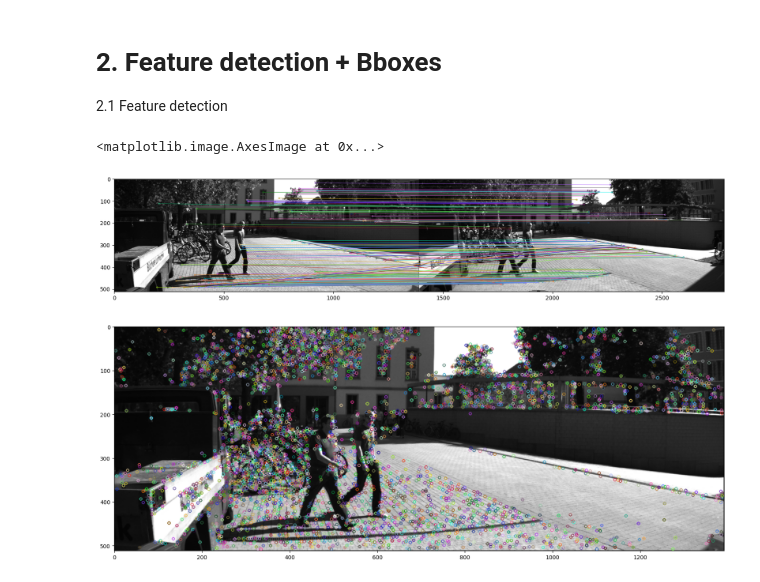
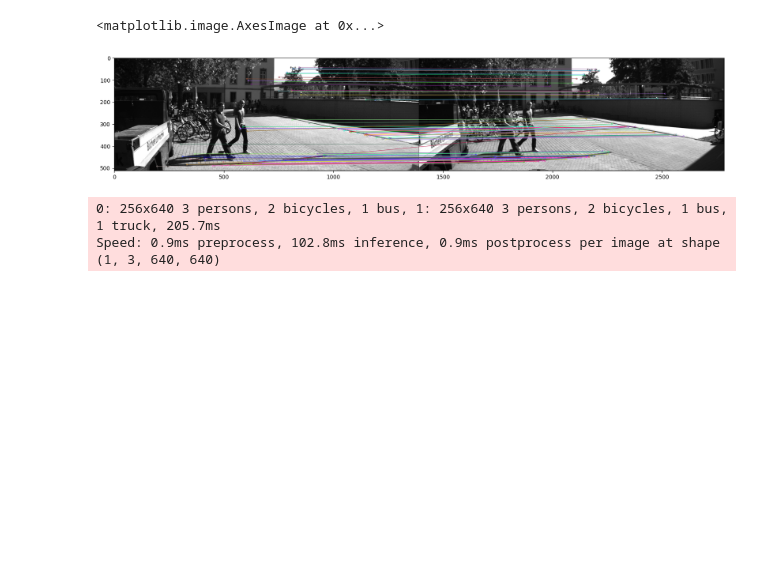
Before and after one commit to alexciru/Pfas-finalProject, a Jupyter notebook: notebooks/feature_detection.ipynb, the cells around one changed output. Cells and saved outputs as stored; diff of their text form; code cells hidden in the pictures; blank space fills up the shorter version.

```diff
--- a/notebooks/feature_detection.ipynb
+++ b/notebooks/feature_detection.ipynb
@@ -34,3 +24,0 @@ from utils import get_frames, get_labels_df, draw_bboxes, SEQ_01, SEQ_02, SEQ_03
-# %% [markdown]
-# 2. Feature detection + Bboxes
-2.1 Feature detection
@@ -65,31 +25,76 @@ _bb = bbox_coords[_fr_num]
+# %%
+# 1 load left and right images
+
+# get frames from sequence 1
+frame_num = 0
+frame_r, frame_l = get_frames(frame_num, pathlib.Path('./seq_01/')) # frames come already in RGB format
 # %%
+# 2 match features in left and right images
+
 # Detecting features and matching them
 # feature detection
 gray_r = cv.cvtColor(frame_r,cv.COLOR_RGB2GRAY)
 gray_l = cv.cvtColor(frame_l,cv.COLOR_RGB2GRAY)
 
 # match features between right and left frame with sift and brute force matcher
 sift = cv.SIFT_create()
 bf = cv.BFMatcher()
 
 # find the keypoints and descriptors with SIFT
 kp1, des1 = sift.detectAndCompute(gray_r,None)
 kp2, des2 = sift.detectAndCompute(gray_l,None)
 
 # match descriptors
 matches = bf.match(des1,des2)
 matches = sorted(matches, key = lambda x:x.distance)
 
-matched = cv.drawMatches(gray_r,kp1,gray_l,kp2,matches[:200],None,flags=cv.DrawMatchesFlags_NOT_DRAW_SINGLE_POINTS)
+img3 = cv.drawMatches(gray_r,kp1,gray_l,kp2,matches[:100],None,flags=cv.DrawMatchesFlags_NOT_DRAW_SINGLE_POINTS)
 
 plt.figure(figsize = (20,20))
-plt.imshow(matched)
-
-# # draw kp1 on image
-img = cv.drawKeypoints(gray_r,kp1,None)
-plt.figure(figsize = (20,20))
-plt.imshow(img)
+plt.imshow(img3)
 # %% [output]
 <matplotlib.image.AxesImage at 0x...>
-[figure, old version]
+[figure, new version]
-[figure, removed]
+# %%
+# 3 get bboxes for the relvant object from YOLO
+
+# predicting on both frames
+results = model.predict([frame_l, frame_r])
+
+# plotting all recognitions
+# annotated_frame = results[0].plot()
+# plt.figure()
+# plt.imshow(annotated_frame)
+
+# retrieving ids of interest
+ids_of_interest = [
+    0, # person
+    2, # car
+    5 # bus
+]
+
+# Get relevant ids - usually known
+# for id, name in results[0].names.items():
+#   if name in ("person", "car", "bus"):
+#     print(f"{name} has id {id}")
+#     ids_of_interest.append(id)
+
+
+def retrieve_cls_details(result_, cls_id_):
+  """
+  return the bounding boxes coordinates and confidence values for all the object of a given class id,
+  from a single result (frame) of the output of the ultralytics.model.predict()
+
+  """
+  _cls_ids = np.argwhere(result_.boxes.cls==cls_id_)  # find objects of class coi
+  if _cls_ids == None: return
+  cls_bboxes = result_.boxes.xyxy[_cls_ids][0,:,:] # for some reason there is another dimension of size 1 (1,N,4)
+  cls_conf = result_.boxes.conf[_cls_ids]
+
+  return cls_bboxes, cls_conf
+
+
+person_bboxes, person_conf = retrieve_cls_details(results[0], 0)
+# %% [output]
+0: 256x640 3 persons, 2 bicycles, 1 bus, 1: 256x640 3 persons, 2 bicycles, 1 bus, 1 truck, 205.7ms
+Speed: 0.9ms preprocess, 102.8ms inference, 0.9ms postprocess per image at shape (1, 3, 640, 640)
```
Also changed, not shown: parts of 12 cells of this notebook.
